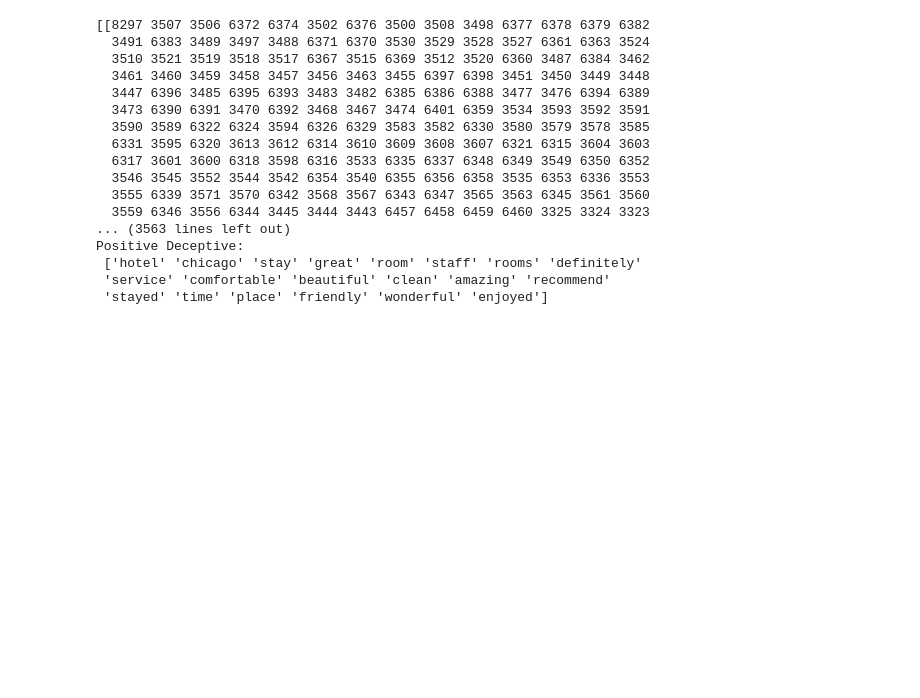
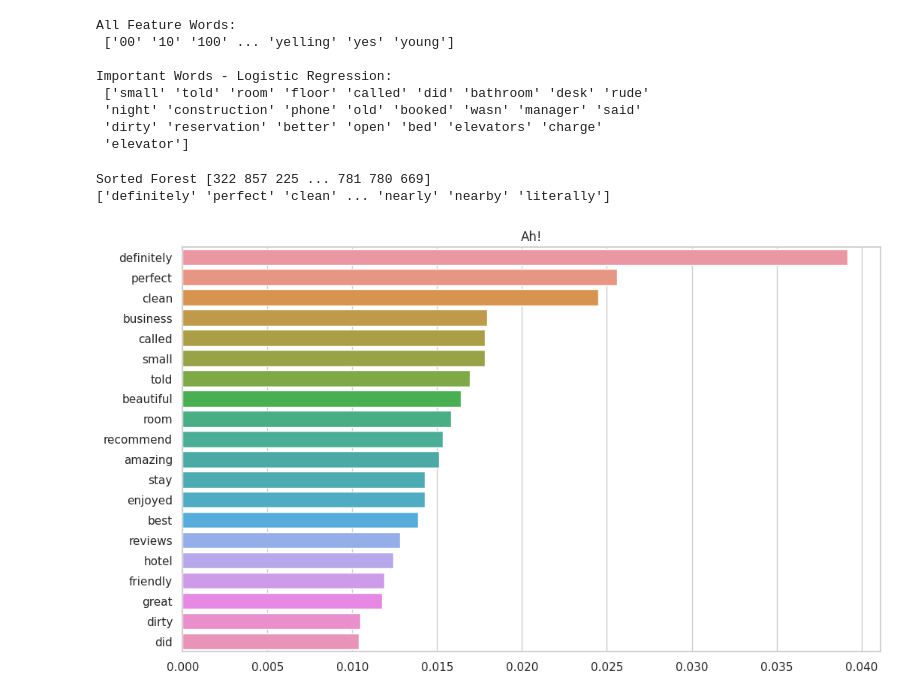
Before and after one commit to gusluchetti/uu-ai-data-mining, a Jupyter notebook: pa2/Practical Assignment 2.ipynb, the cells around one changed output. Drawn from its saved outputs; the diff is of its cells as text; code cells hidden in the pictures; blank space fills up the shorter version.

```diff
--- a/pa2/Practical Assignment 2.ipynb
+++ b/pa2/Practical Assignment 2.ipynb
@@ -165,35 +168,42 @@ plt.show()
 # %%
-# are these the most IMPORTANT words or just their frequency...?
-# all probabilities are sorted
-print(mnb.feature_log_prob_[:,:].argsort()[::-1])
-np.set_printoptions(threshold=sys.maxsize)
+# fake vs genuine - all probabilities are sorted
+mnb_prob = mnb.feature_log_prob_[:,:]
+# print(mnb_prob, mnb_prob.argsort()[::-1])
+
+loreg_coef = loreg1.coef_
+#print(loreg_coef, loreg_coef.argsort()[::-1])
+
+# np.set_printoptions(threshold=sys.maxsize)
 print("All Feature Words:\n", vectorizer.get_feature_names_out())
+range = 25
 
-range = 20
-nt = mnb.feature_log_prob_[1, :].argsort()[::-1] # negative truthful
-print("\nNegative Truthful:\n", np.take(vectorizer.get_feature_names_out(), nt[:range]))
-pt = mnb.feature_log_prob_[3, :].argsort()[::-1] # positive truthful
-print("Positive Truthful:\n", np.take(vectorizer.get_feature_names_out(), pt[:range]))
+# fake_mnb = mnb_prob[0, :].argsort()[::-1]
+# print("\nImportant Words - Fake MNB:\n", np.take(vectorizer.get_feature_names_out(), fake_mnb[:range]))
+loreg = loreg_coef[0, :].argsort()[::-1]
+print("\nImportant Words - Logistic Regression:\n", np.take(vectorizer.get_feature_names_out(), loreg[:range]))
 
-nd = mnb.feature_log_prob_[0, :].argsort()[::-1] # negative deceptive
-print("\nNegative Deceptive:\n", np.take(vectorizer.get_feature_names_out(), nd[:range]))
-pd = mnb.feature_log_prob_[2, :].argsort()[::-1] # positive deceptive
-print("Positive Deceptive:\n", np.take(vectorizer.get_feature_names_out(), pd[:range]))
+# true_mnb = mnb_prob[1, :].argsort()[::-1]
+# true_loreg = loreg_coef[1, :].argsort()[::-1]
+# print("\nImportant Words - True MNB:\n", np.take(vectorizer.get_feature_names_out(), true_mnb[:range]))
+# print("\nImportant Words - True LoReg:\n", np.take(vectorizer.get_feature_names_out(), true_loreg[:range]))
 # %% [output]
-[[8297 3507 3506 6372 6374 3502 6376 3500 3508 3498 6377 6378 6379 6382
-  3491 6383 3489 3497 3488 6371 6370 3530 3529 3528 3527 6361 6363 3524
-  3510 3521 3519 3518 3517 6367 3515 6369 3512 3520 6360 3487 6384 3462
-  3461 3460 3459 3458 3457 3456 3463 3455 6397 6398 3451 3450 3449 3448
-  3447 6396 3485 6395 6393 3483 3482 6385 6386 6388 3477 3476 6394 6389
-  3473 6390 6391 3470 6392 3468 3467 3474 6401 6359 3534 3593 3592 3591
-  3590 3589 6322 6324 3594 6326 6329 3583 3582 6330 3580 3579 3578 3585
-  6331 3595 6320 3613 3612 6314 3610 3609 3608 3607 6321 6315 3604 3603
-  6317 3601 3600 6318 3598 6316 3533 6335 6337 6348 6349 3549 6350 6352
-  3546 3545 3552 3544 3542 6354 3540 6355 6356 6358 3535 6353 6336 3553
-  3555 6339 3571 3570 6342 3568 3567 6343 6347 3565 3563 6345 3561 3560
-  3559 6346 3556 6344 3445 3444 3443 6457 6458 6459 6460 3325 3324 3323
-... (3563 lines left out)
-Positive Deceptive:
- ['hotel' 'chicago' 'stay' 'great' 'room' 'staff' 'rooms' 'definitely'
- 'service' 'comfortable' 'beautiful' 'clean' 'amazing' 'recommend'
- 'stayed' 'time' 'place' 'friendly' 'wonderful' 'enjoyed']
+All Feature Words:
+ ['00' '10' '100' ... 'yelling' 'yes' 'young']
+
+Important Words - Logistic Regression:
+ ['small' 'told' 'room' 'floor' 'called' 'did' 'bathroom' 'desk' 'rude'
+ 'night' 'construction' 'phone' 'old' 'booked' 'wasn' 'manager' 'said'
+ 'dirty' 'reservation' 'better' 'open' 'bed' 'elevators' 'charge'
+ 'elevator']
+# %%
+sorted_idx = rforest.feature_importances_.argsort()[::-1]
+f_words = np.take(vectorizer.get_feature_names_out(), sorted_idx)
+print("Sorted Forest", sorted_idx)
+print(f_words)
+ax = sns.barplot(y=f_words[:20], x=rforest.feature_importances_[sorted_idx][:20])
+ax.set_title("Ah!")
+plt.show()
+# %% [output]
+Sorted Forest [322 857 225 ... 781 780 669]
+['definitely' 'perfect' 'clean' ... 'nearly' 'nearby' 'literally']
+[figure, added]
```
Also changed, not shown: parts of 10 cells of this notebook.
